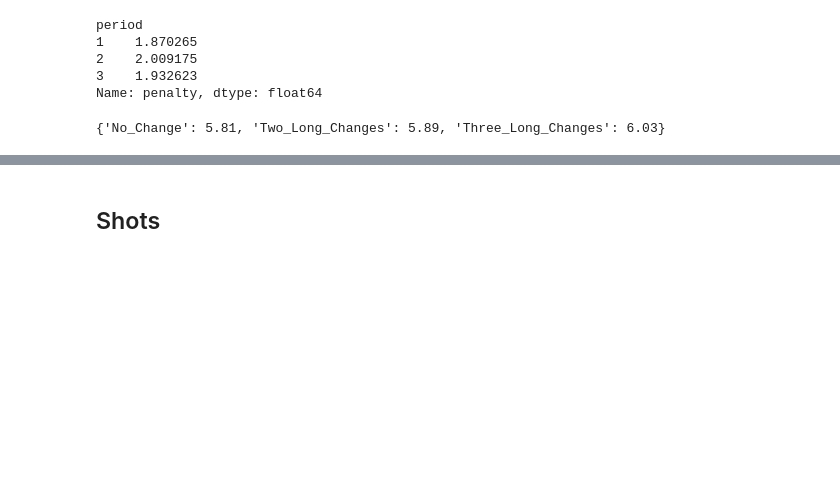
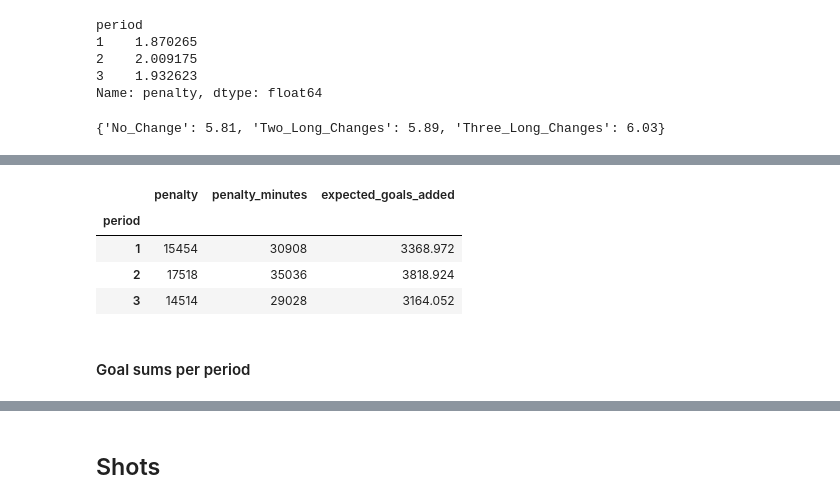
Before and after one commit to gregfeliu/Long-Change-Effect-in-NHL-Gameplay, a Jupyter notebook: notebooks/Analysis.ipynb, the cells around one changed output, grey strips where cells are left out. Cells and saved outputs as stored; diff of their text form; code cells hidden in the pictures; blank space fills up the shorter version.

```diff
--- a/notebooks/Analysis.ipynb
+++ b/notebooks/Analysis.ipynb
@@ -234,0 +251,7 @@ penalty_df = proposals_to_df(penalties_proposals, "Penalties")
+# %%
+# 5 on 4 play has 6.57 goals per 60, compared to 2.37 per 60 for 5 on 5
+## number of penalty minutes per period
+penalty_sums = penalties_df.groupby('period').penalty.sum()
+penalty_sums_df = penalty_sums.to_frame()
+# %%
+penalty_sums_df['penalty_minutes'] = penalty_sums_df['penalty'] * 2
@@ -234,0 +266,13 @@ penalty_df = proposals_to_df(penalties_proposals, "Penalties")
+# %%
+# expected goals from https://faculty.nps.edu/awashburn/docs/EstimatingNHLScoringRates.pdf
+penalty_sums_df['expected_goals_added'] = (penalty_sums_df['penalty_minutes'] / 60) * 6.54
+# %%
+penalty_sums_df
+# %% [output]
+|  | penalty | penalty_minutes | expected_goals_added |
+| period |  |  |  |
+| 1 | 15454 | 30908 | 3368.972 |
+| 2 | 17518 | 35036 | 3818.924 |
+| 3 | 14514 | 29028 | 3164.052 |
+# %% [markdown]
+#### Goal sums per period
```
Also changed, not shown: parts of 20 cells of this notebook, 1 other file.
